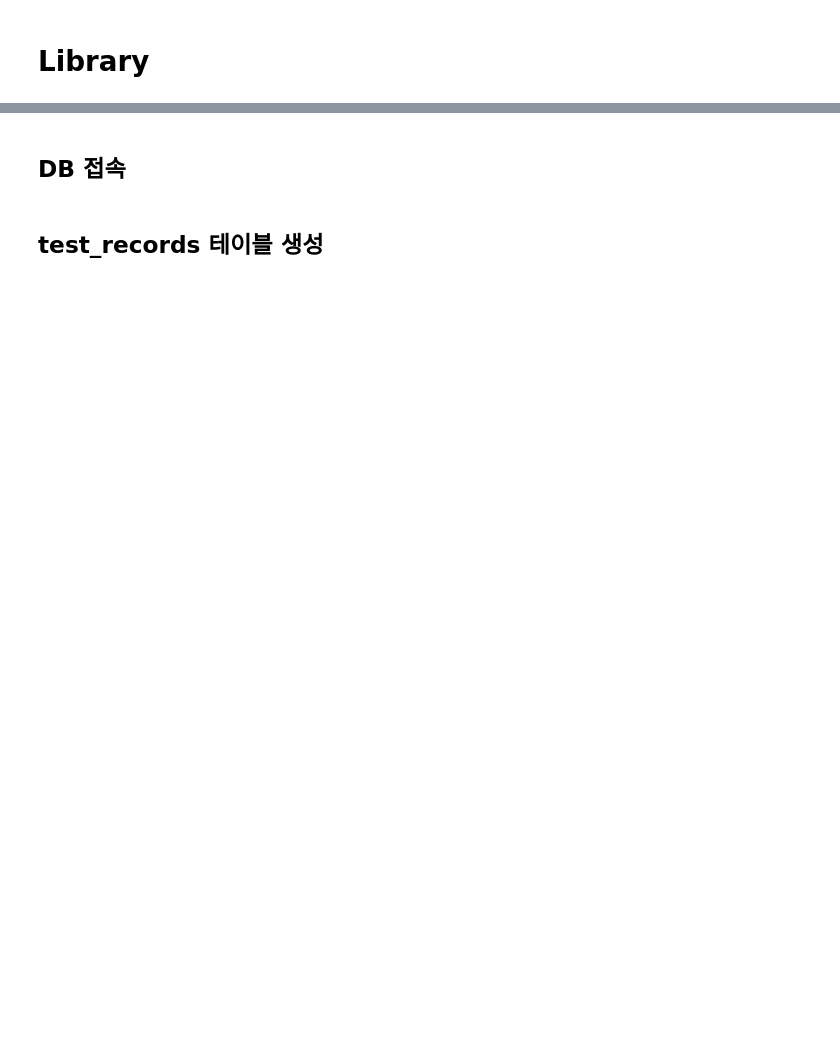
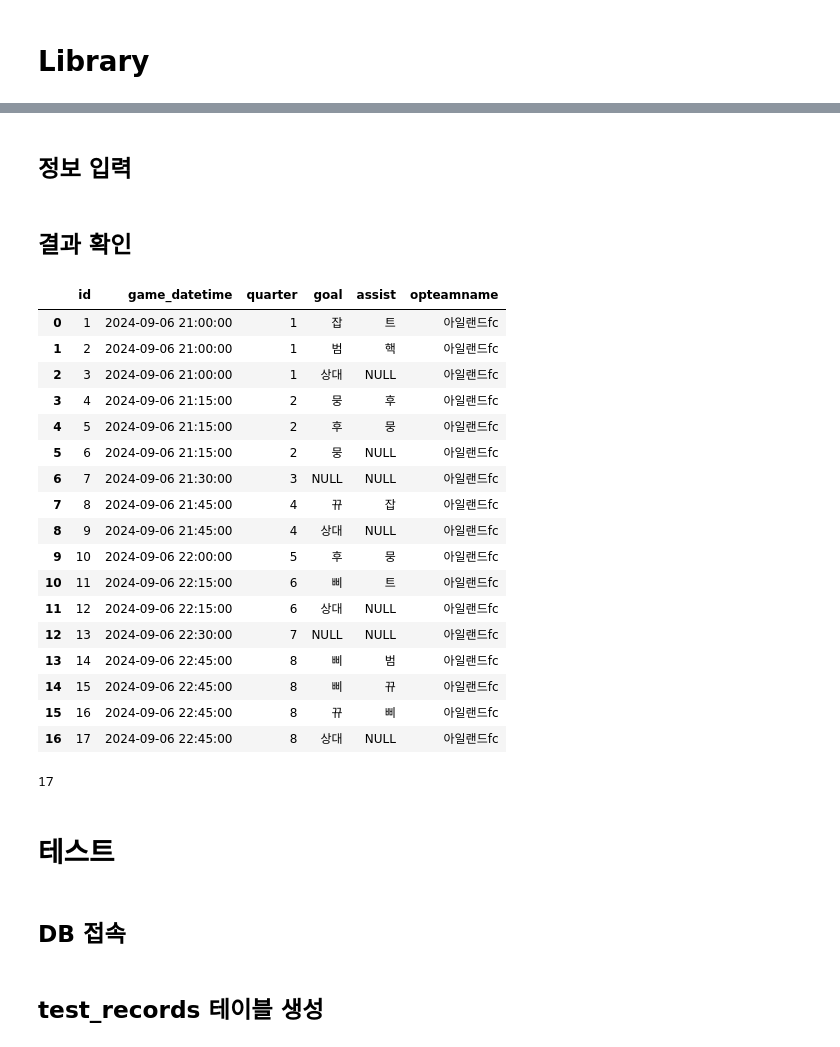
Before and after one commit to kbjung/my_projects, a Jupyter notebook: futsal_record/futsaldb/records.ipynb, the cells around one changed output, grey strips where cells are left out. Drawn from its saved outputs; the diff is of its cells as text; code cells hidden in the pictures; blank space fills up the shorter version.

Commit message:
Update records.ipynb
텍스트로 받은 기록에서 필요한 정보 추출하여 기록하여 서버에 올리는 함수 작성

```diff
--- a/futsal_record/futsaldb/records.ipynb
+++ b/futsal_record/futsaldb/records.ipynb
@@ -4,0 +110,2 @@ import pymysql
+# %% [markdown]
+## 정보 입력
@@ -5,3 +154,34 @@ import pymysql
+# %% [markdown]
+## 결과 확인
+# %%
+df, total_lines = record_fuction(table, record_text, opteamname, start_time)
+# %%
+df
+# %% [output]
+|  | id | game_datetime | quarter | goal | assist | opteamname |
+| 0 | 1 | 2024-09-06 21:00:00 | 1 | 잡 | 트 | 아일랜드fc |
+| 1 | 2 | 2024-09-06 21:00:00 | 1 | 범 | 핵 | 아일랜드fc |
+| 2 | 3 | 2024-09-06 21:00:00 | 1 | 상대 | NULL | 아일랜드fc |
+| 3 | 4 | 2024-09-06 21:15:00 | 2 | 뭉 | 후 | 아일랜드fc |
+| 4 | 5 | 2024-09-06 21:15:00 | 2 | 후 | 뭉 | 아일랜드fc |
+| 5 | 6 | 2024-09-06 21:15:00 | 2 | 뭉 | NULL | 아일랜드fc |
+| 6 | 7 | 2024-09-06 21:30:00 | 3 | NULL | NULL | 아일랜드fc |
+| 7 | 8 | 2024-09-06 21:45:00 | 4 | 뀨 | 잡 | 아일랜드fc |
+| 8 | 9 | 2024-09-06 21:45:00 | 4 | 상대 | NULL | 아일랜드fc |
+| 9 | 10 | 2024-09-06 22:00:00 | 5 | 후 | 뭉 | 아일랜드fc |
+| 10 | 11 | 2024-09-06 22:15:00 | 6 | 삐 | 트 | 아일랜드fc |
+| 11 | 12 | 2024-09-06 22:15:00 | 6 | 상대 | NULL | 아일랜드fc |
+| 12 | 13 | 2024-09-06 22:30:00 | 7 | NULL | NULL | 아일랜드fc |
+| 13 | 14 | 2024-09-06 22:45:00 | 8 | 삐 | 범 | 아일랜드fc |
+| 14 | 15 | 2024-09-06 22:45:00 | 8 | 삐 | 뀨 | 아일랜드fc |
+| 15 | 16 | 2024-09-06 22:45:00 | 8 | 뀨 | 삐 | 아일랜드fc |
+| 16 | 17 | 2024-09-06 22:45:00 | 8 | 상대 | NULL | 아일랜드fc |
+# %%
+total_lines
+# %% [output]
+17
+# %% [markdown]
+# 테스트
 # %% [markdown]
 ## DB 접속
 # %%
```
Also changed, not shown: parts of 46 cells of this notebook.
